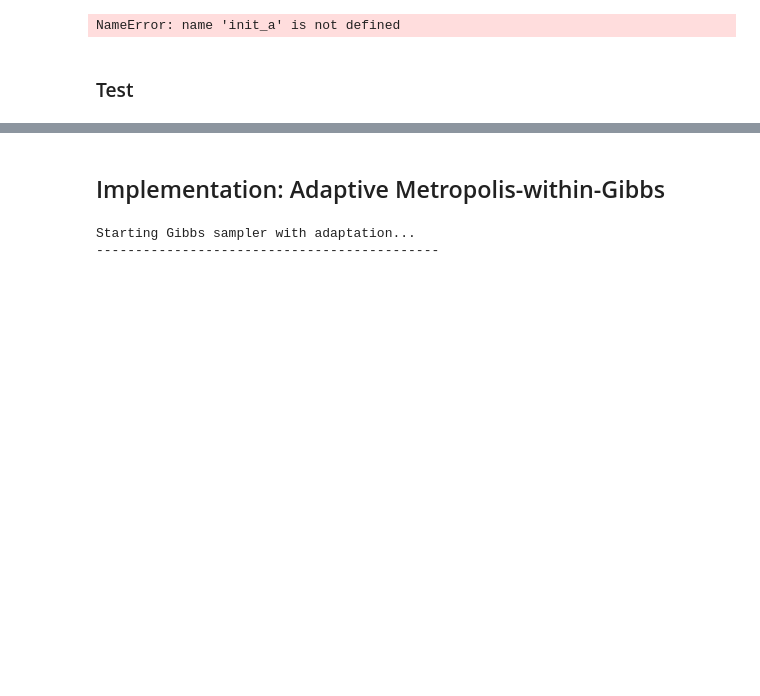
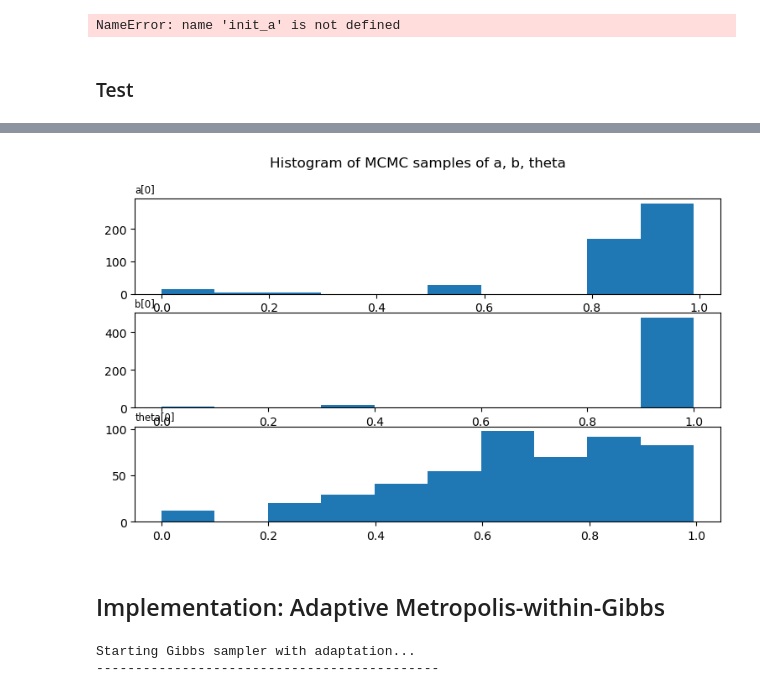
Before and after one commit to ghostpress/edu-IRT-MCMC, a Jupyter notebook: src/samplers/Metropolis-within-Gibbs.ipynb, the cells around one changed output, grey strips where cells are left out. Drawn from its saved outputs; the diff is of its cells as text; code cells hidden in the pictures; blank space fills up the shorter version.

```diff
--- a/src/samplers/Metropolis-within-Gibbs.ipynb
+++ b/src/samplers/Metropolis-within-Gibbs.ipynb
@@ -392,16 +416,18 @@ plt.show()
 # %%
 # Histogram of samples
-fig2, (ax1, ax2, ax3) = plt.subplots(nrows=3, figsize=(9,5), sharex=True)
+fig2, (ax1, ax2, ax3) = plt.subplots(nrows=3, figsize=(9,5))
 fig2.suptitle('Histogram of MCMC samples of a, b, theta')
 
 ax1.hist(samples_[0][:,0])
 ax1.set_title("a[0]", fontsize='small', loc='left')
 ax2.hist(samples_[1][:,0])
 ax2.set_title("b[0]", fontsize='small', loc='left')
 ax3.hist(samples_[2][:,0])
 ax3.set_title("theta[0]", fontsize='small', loc='left')
 
 plt.show()
+# %% [output]
+[figure, added]
 # %% [markdown]
 ## Implementation: Adaptive Metropolis-within-Gibbs
 # %%
```
Also changed, not shown: parts of 10 cells of this notebook.
